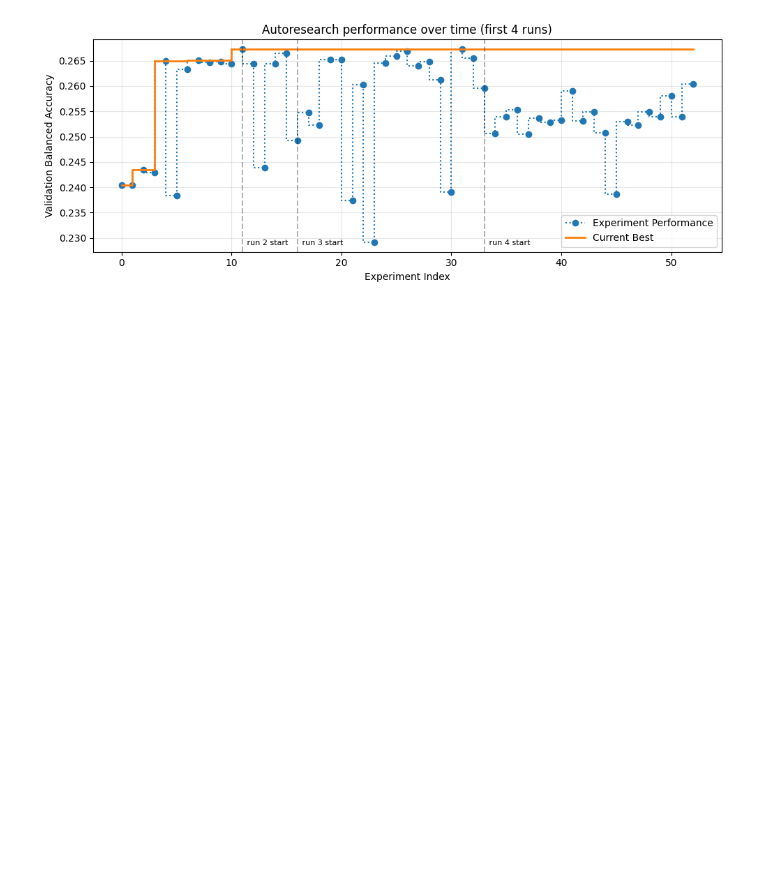
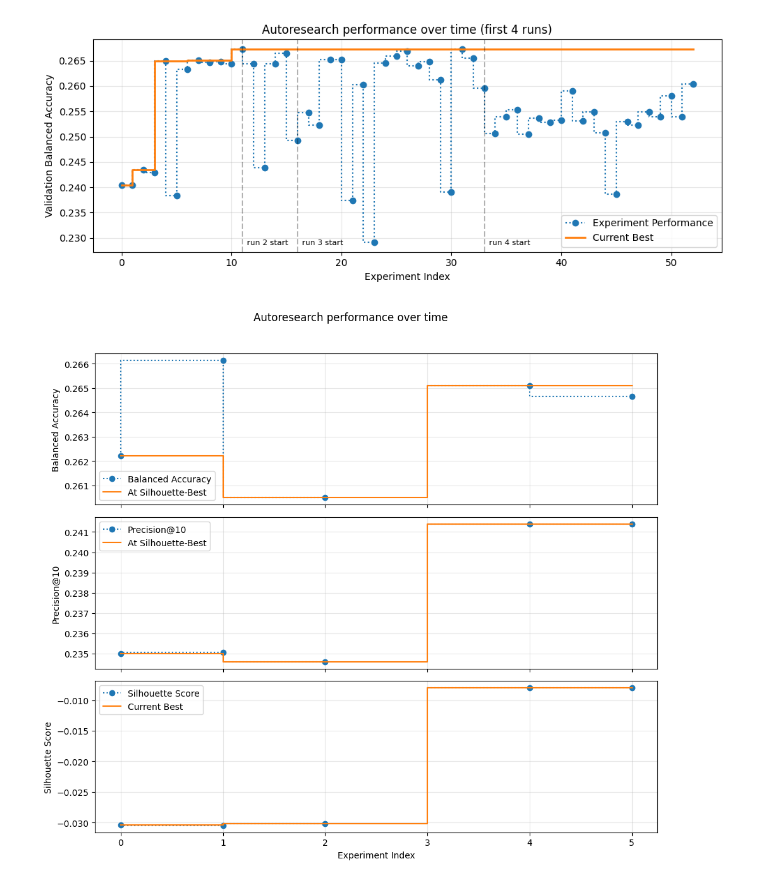
Before and after one commit to zhang-j-j/stat-390-project, a Jupyter notebook: manual/analysis.ipynb, the cells around one changed output. Drawn from its saved outputs; the diff is of its cells as text; code cells hidden in the pictures; blank space fills up the shorter version.

Commit message:
week 5: trial autoresearch loop (run_0)

```diff
--- a/manual/analysis.ipynb
+++ b/manual/analysis.ipynb
@@ -6,6 +6,6 @@ from pathlib import Path
 # %%
 # Read results files (1..4) and combine val_acc in chronological order
-files = [Path('../results') / f'{i}_run_results.tsv' for i in range(1,5)]
+files = [Path('../results/old') / f'{i}_run_results.tsv' for i in range(1,5)]
 vals = []
 for f in files:
     df = pd.read_csv(f, sep='	')
@@ -28,7 +28,7 @@ plt.grid(alpha=0.3)
 plt.legend()
 
 # mark vertical separators between runs
-run_counts = [len(pd.read_csv(Path('../results') / f'{i}_run_results.tsv', sep='	')) for i in range(1,5)]
+run_counts = [len(pd.read_csv(Path('../results/old/') / f'{i}_run_results.tsv', sep='	')) for i in range(1,5)]
 sep = 0
 for i, c in enumerate(run_counts[:-1], start=1):
     sep += c
@@ -39,3 +39,74 @@ plt.tight_layout()
 plt.show()
 # %% [output]
 [figure]
+# %%
+fpath = Path('..') / 'results' / 'results.tsv'
+df = pd.read_csv(fpath, sep='	')
+
+metrics = ['balanced_accuracy', 'precision@10', 'silhouette_score']
+for col in metrics:
+    if col in df.columns:
+        df[col] = pd.to_numeric(df[col].replace({'---': np.nan}), errors='coerce')
+
+x = np.arange(len(df))
+
+# Build silhouette-driven best-index trace (best index up to each position)
+sil_col = 'silhouette_score'
+if sil_col in df.columns:
+    sil = df[sil_col].to_numpy(dtype=float)
+else:
+    sil = np.full(len(df), np.nan)
+
+best_idx = []
+best_val = -np.inf
+for i, val in enumerate(sil):
+    if not np.isnan(val) and val > best_val:
+        best_val = val
+        best_idx.append(i)
+    else:
+        best_idx.append(best_idx[-1] if best_idx else -1)
+
+def metric_at_best_indices(col):
+    arr = df[col].to_numpy(dtype=float)
+    out = np.full(len(arr), np.nan)
+    for i, idx in enumerate(best_idx):
+        if idx != -1 and not np.isnan(arr[idx]):
+            out[i] = arr[idx]
+    return out
+
+def compute_cumbest(series):
+    arr = series.to_numpy(dtype=float)
+    mask = np.isnan(arr)
+    arr_f = np.where(mask, -np.inf, arr)
+    cumbest = np.maximum.accumulate(arr_f)
+    cumbest[cumbest == -np.inf] = np.nan
+    return cumbest
+
+fig, axes = plt.subplots(3, 1, figsize=(10, 9), sharex=True)
+plot_info = [(m, m.replace('_', ' ').title() if m != 'precision@10' else 'Precision@10') for m in metrics]
+
+for ax, (col, label) in zip(axes, plot_info):
+    if col in df.columns:
+        y = df[col].to_numpy(dtype=float)
+        if col == sil_col:
+            cumbest = compute_cumbest(df[col])
+            ax.step(x, y, where='pre', linestyle=':', marker='o', color='C0', label=label)
+            ax.step(x, cumbest, where='pre', linestyle='-', color='C1', linewidth=1.5, label='Current Best')
+        else:
+            best_series = metric_at_best_indices(col)
+            ax.step(x, y, where='pre', linestyle=':', marker='o', color='C0', label=label)
+            ax.step(x, best_series, where='pre', linestyle='-', color='C1', linewidth=1.5, label='At Silhouette-Best')
+        ax.set_ylabel(label)
+        ax.grid(alpha=0.3)
+        ax.legend(loc='best')
+    else:
+        ax.text(0.5, 0.5, f'Column {col} not found', ha='center', va='center')
+        ax.set_ylabel(label)
+        ax.set_xticks([])
+
+axes[-1].set_xlabel('Experiment Index')
+fig.suptitle('Autoresearch performance over time')
+plt.tight_layout(rect=[0, 0, 1, 0.96])
+plt.show()
+# %% [output]
+[figure, added]
```
Also changed, not shown: parts of 1 cell of this notebook, 5 other files.
